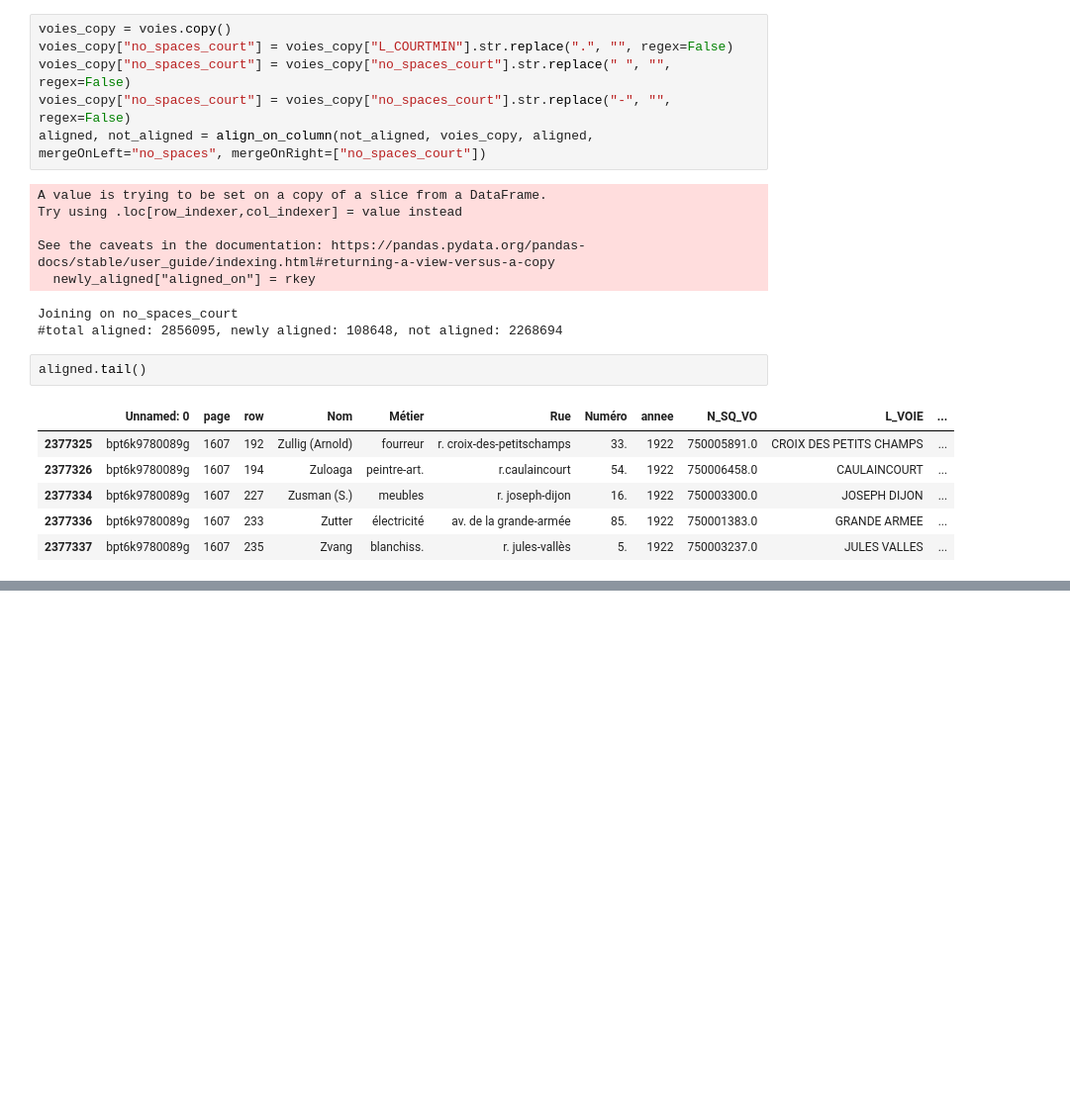
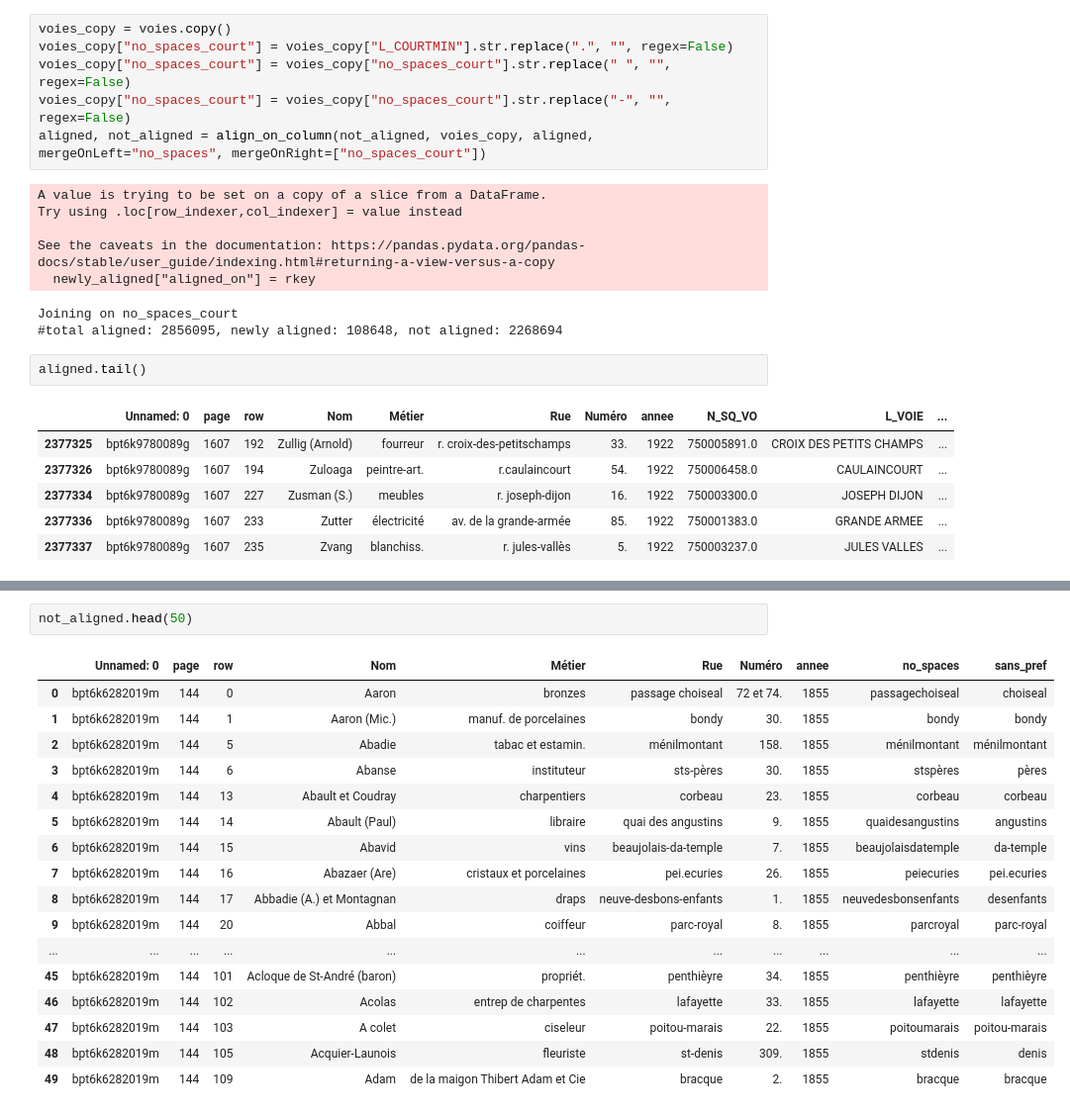
Before and after one commit to leamarxen/Paris_City_Project, a Jupyter notebook: Alignment_functions.ipynb, the cells around one changed output, grey strips where cells are left out. Shown at 99% size. Drawn from its saved outputs; the diff is of its cells as text; blank space fills up the shorter version.

```diff
--- a/Alignment_functions.ipynb
+++ b/Alignment_functions.ipynb
@@ -203,0 +302,20 @@ Counter(not_aligned[-100000:]["Rue"]).most_common(100)
+# %%
+not_aligned.head(50)
+# %% [output]
+|  | Unnamed: 0 | page | row | Nom | Métier | Rue | Numéro | annee | no_spaces | sans_pref |
+| 0 | bpt6k6282019m | 144 | 0 | Aaron | bronzes | passage choiseal | 72 et 74. | 1855 | passagechoiseal | choiseal |
+| 1 | bpt6k6282019m | 144 | 1 | Aaron (Mic.) | manuf. de porcelaines | bondy | 30. | 1855 | bondy | bondy |
+| 2 | bpt6k6282019m | 144 | 5 | Abadie | tabac et estamin. | ménilmontant | 158. | 1855 | ménilmontant | ménilmontant |
+| 3 | bpt6k6282019m | 144 | 6 | Abanse | instituteur | sts-pères | 30. | 1855 | stspères | pères |
+| 4 | bpt6k6282019m | 144 | 13 | Abault et Coudray | charpentiers | corbeau | 23. | 1855 | corbeau | corbeau |
+| 5 | bpt6k6282019m | 144 | 14 | Abault (Paul) | libraire | quai des angustins | 9. | 1855 | quaidesangustins | angustins |
+| 6 | bpt6k6282019m | 144 | 15 | Abavid | vins | beaujolais-da-temple | 7. | 1855 | beaujolaisdatemple | da-temple |
+| 7 | bpt6k6282019m | 144 | 16 | Abazaer (Are) | cristaux et porcelaines | pei.ecuries | 26. | 1855 | peiecuries | pei.ecuries |
+| 8 | bpt6k6282019m | 144 | 17 | Abbadie (A.) et Montagnan | draps | neuve-desbons-enfants | 1. | 1855 | neuvedesbonsenfants | desenfants |
+| 9 | bpt6k6282019m | 144 | 20 | Abbal | coiffeur | parc-royal | 8. | 1855 | parcroyal | parc-royal |
+| ... | ... | ... | ... | ... | ... | ... | ... | ... | ... | ... |
+| 45 | bpt6k6282019m | 144 | 101 | Acloque de St-André (baron) | propriét. | penthièyre | 34. | 1855 | penthièyre | penthièyre |
+| 46 | bpt6k6282019m | 144 | 102 | Acolas | entrep de charpentes | lafayette | 33. | 1855 | lafayette | lafayette |
+| 47 | bpt6k6282019m | 144 | 103 | A colet | ciseleur | poitou-marais | 22. | 1855 | poitoumarais | poitou-marais |
+| 48 | bpt6k6282019m | 144 | 105 | Acquier-Launois | fleuriste | st-denis | 309. | 1855 | stdenis | denis |
+| 49 | bpt6k6282019m | 144 | 109 | Adam | de la maigon Thibert Adam et Cie | bracque | 2. | 1855 | bracque | bracque |
```
Also changed, not shown: parts of 16 cells of this notebook.
